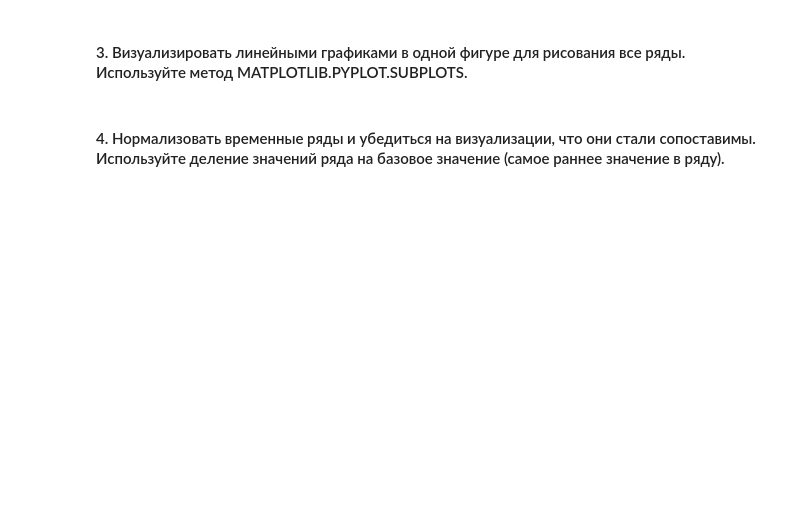
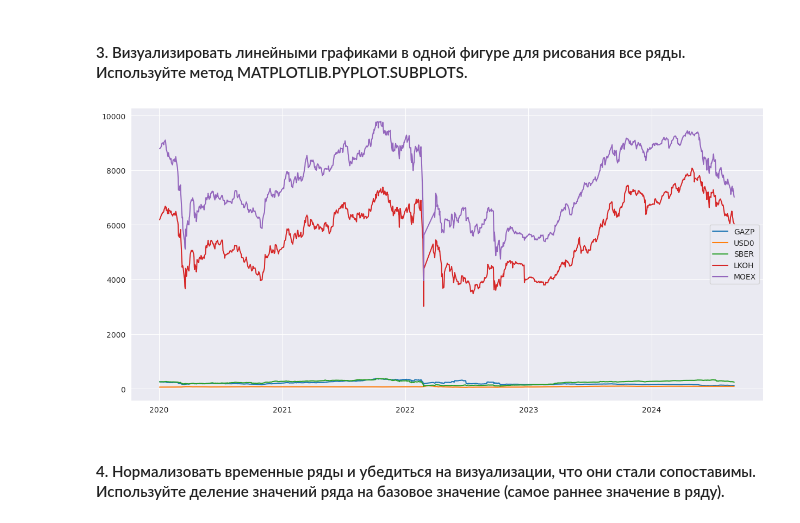
Before and after one commit to mawerid/python_study, a Jupyter notebook: Монастырный_МА_ЛР_4.ipynb, the cells around one changed output. Saved outputs shown, nothing was run; the diff lists cells and outputs as text; code cells hidden in the pictures; blank space fills up the shorter version.

```diff
--- a/Монастырный_МА_ЛР_4.ipynb
+++ b/Монастырный_МА_ЛР_4.ipynb
@@ -31,0 +45,23 @@ import matplotlib.pyplot as plt
+# %%
+for i, file in enumerate(files):
+    if i == 0:
+        df = pd.read_csv(os.path.join(path, file), sep=',')[["<DATE>", "<LOW>"]]
+        df["<DATE>"] = pd.to_datetime(df["<DATE>"], format='%y%m%d')
+        df["<LOW>"] = df["<LOW>"].astype(float)
+        df = df.rename(columns={
+            "<LOW>": file.split('.')[0].split('_')[0][:4],
+            "<DATE>": "DATE"
+        })
+        df = df.sort_values(by="DATE")
+    else:
+        new_df = pd.read_csv(os.path.join(path, file), sep=',')[["<DATE>", "<LOW>"]]
+        new_df["<DATE>"] = pd.to_datetime(new_df["<DATE>"], format='%y%m%d')
+        new_df["<LOW>"] = new_df["<LOW>"].astype(float)
+        new_df = new_df.rename(columns={
+            "<LOW>": file.split('.')[0].split('_')[0][:4],
+            "<DATE>": "DATE"
+        })
+        new_df = new_df.sort_values(by="DATE")
+        df = pd.merge(df, new_df, on="DATE", how="outer")
+
+df.head()
@@ -32,2 +91,7 @@ import matplotlib.pyplot as plt
 # %% [markdown]
 #### 2. Сделайте DATE – индексом, переиндексируйте на полный период (для этого нужно восстановить пропущенные даты) и восстановите пропущенные значения в каждом ряде.
+# %%
+df = df.set_index("DATE")
+# %%
+df = df.resample('D').asfreq()
+df
@@ -33,0 +113,5 @@ import matplotlib.pyplot as plt
+# %%
+df.interpolate(method='linear', inplace=True)
+df = df.ffill()
+df = df.bfill()
+df
@@ -34,4 +149,16 @@ import matplotlib.pyplot as plt
 # %% [markdown]
 #### 3. Визуализировать линейными графиками в одной фигуре для рисования все ряды. Используйте метод MATPLOTLIB.PYPLOT.SUBPLOTS.
+# %%
+def plot(df: pd.DataFrame) -> None:
+    fig, ax = plt.subplots(figsize=(15, 7))
+    for column in df.columns:
+        ax.plot(df[column], label=column)
+    ax.legend()
+    plt.show()
+
+
+plot(df)
+# %% [output]
+[figure, added]
 # %% [markdown]
 #### 4. Нормализовать временные ряды и убедиться на визуализации, что они стали сопоставимы. Используйте деление значений ряда на базовое значение (самое раннее значение в ряду).
```
Also changed, not shown: parts of 22 cells of this notebook, 1 other file.
